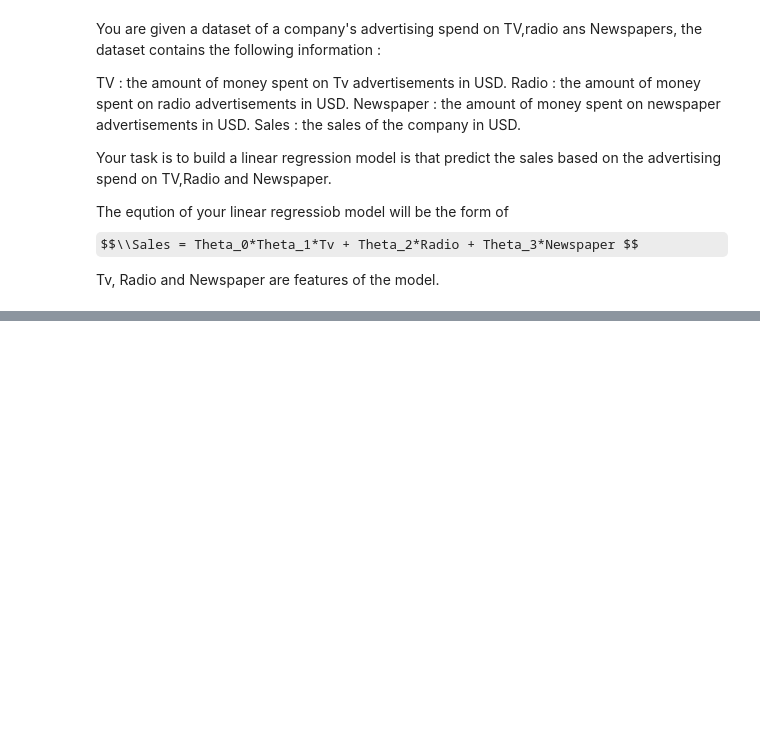
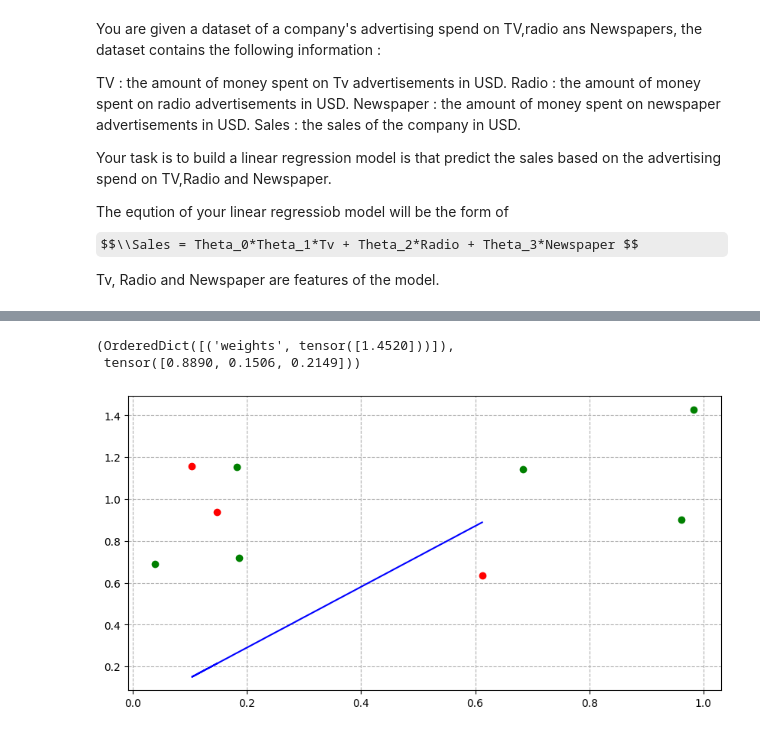
Before and after one commit to adeotti/Deep-Learning-Models, a Jupyter notebook: Linear_regression_model_2.ipynb, the cells around one changed output, grey strips where cells are left out. Cells and saved outputs as stored; diff of their text form; code cells hidden in the pictures; some formulas as TeX source; blank space fills up the shorter version.

```diff
--- a/Linear_regression_model_2.ipynb
+++ b/Linear_regression_model_2.ipynb
@@ -39,5 +52,5 @@ stack = torch.stack((TV, RADIO, NEWSPAPER),dim=1)
 # %%
-model = nn.Linear(3,1)
+model = LinearRegression()
 loss_function = nn.L1Loss()
-optimizer = torch.optim.SDG(model.parameters(),
+optimizer = torch.optim.SGD(model.parameters(),
                             lr = 0.001)
@@ -62,0 +76,10 @@ visualization(inference = None)
+# %%
+epochs = 150000
+
+for numbers in range(epochs) :
+    model.train()
+    optimizer.zero_grad()
+    prediction = model(X_train)
+    loss = loss_function(prediction,Y_train)
+    loss.backward()
+    optimizer.step()
@@ -62,0 +90,12 @@ visualization(inference = None)
+# %%
+
+with torch.inference_mode() :
+    prediction = model(X_test)
+
+
+visualization(inference = prediction)
+model.state_dict(),prediction
+# %% [output]
+(OrderedDict([('weights', tensor([1.4520]))]),
+ tensor([0.8890, 0.1506, 0.2149]))
+[figure, added]
```
Also changed, not shown: parts of 7 cells of this notebook.
